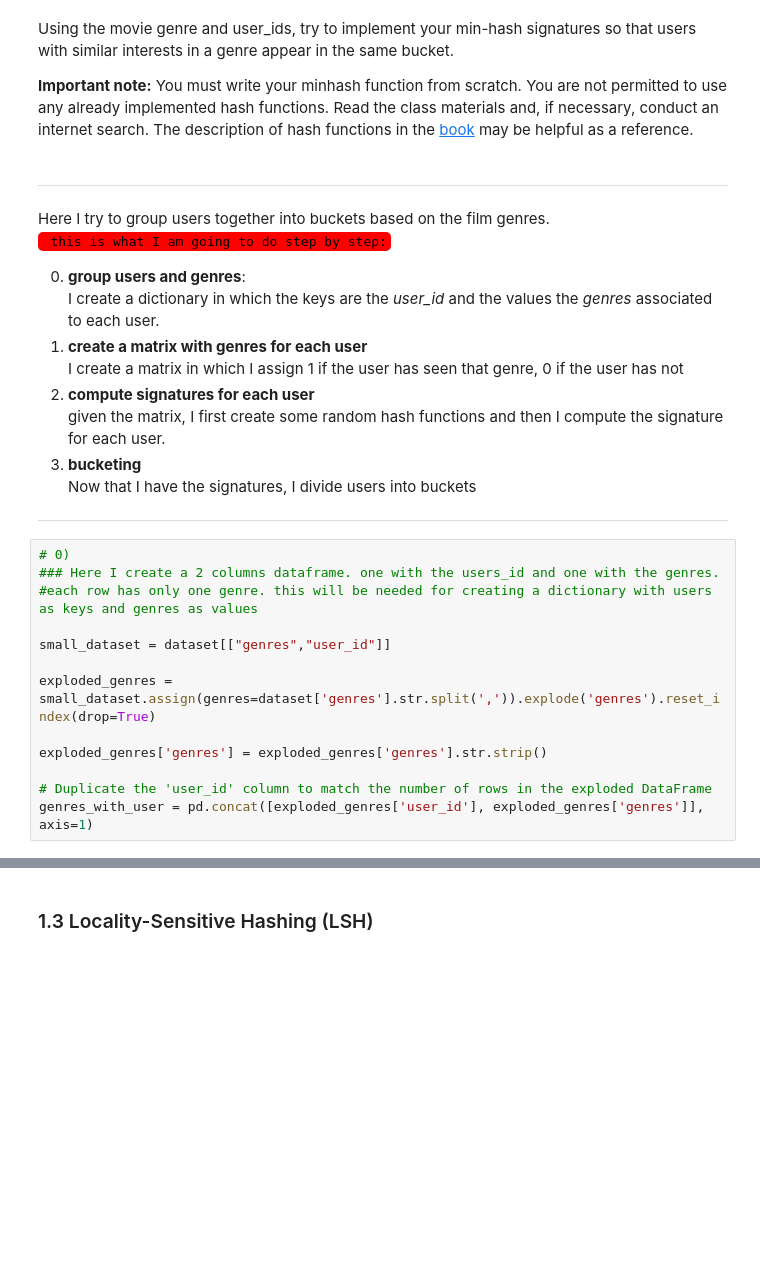
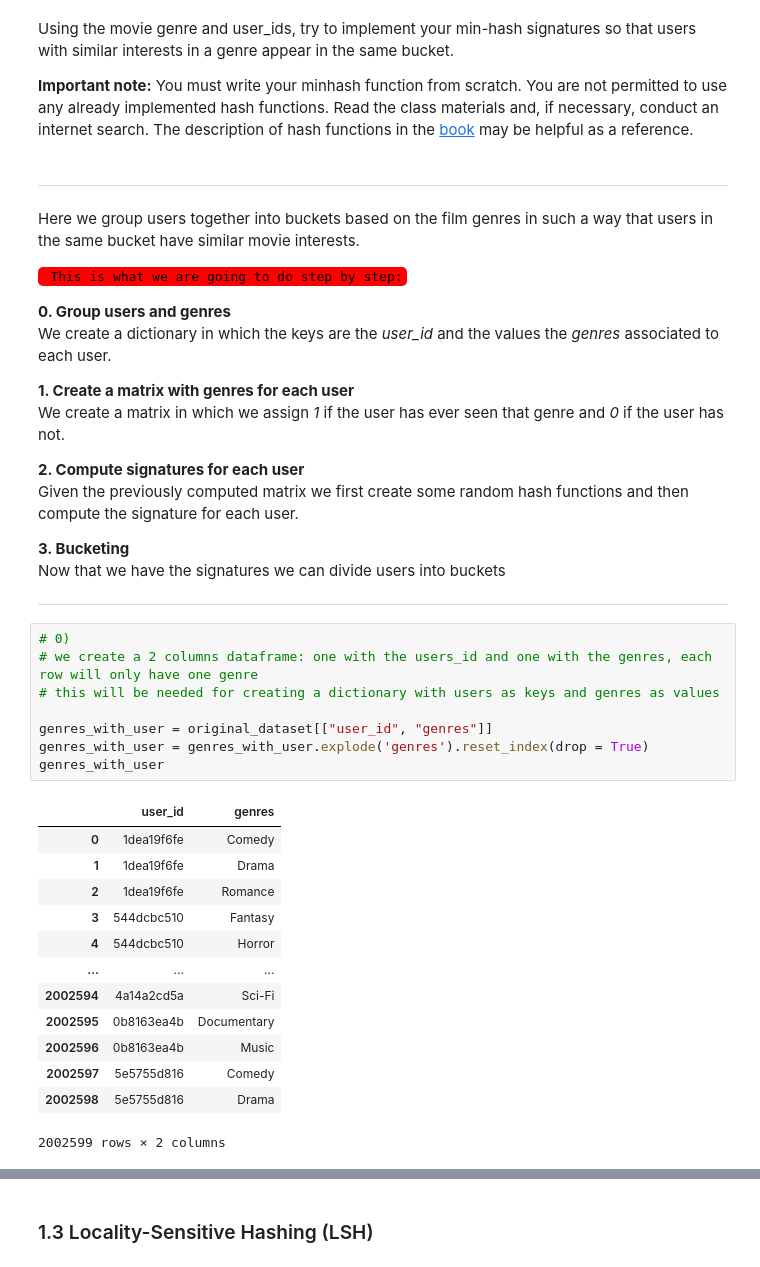
Before and after one commit to LorenzoPannacci/ADM-HW4, a Jupyter notebook: main.ipynb, the cells around one changed output, grey strips where cells are left out. Saved outputs shown, nothing was run; the diff lists cells and outputs as text; blank space fills up the shorter version.

```diff
--- a/main.ipynb
+++ b/main.ipynb
@@ -195,30 +365,43 @@ __Important note:__ You must write your minhash function from scratch.  You are
 # %% [markdown]
 ---
 
-Here I try to group users together into buckets based on the film genres. <br>
-<code style="background:red;color:black"> this is what I am going to do step by step:</code>
+Here we group users together into buckets based on the film genres in such a way that users in the same bucket have similar movie interests.
 
-0) **group users and genres**:<br>
-I create a dictionary in which the keys are the *user_id* and the values the *genres* associated to each user. <br>
-1) **create a matrix with genres for each user** <br>
-I create a matrix in which I assign 1 if the user has seen that genre, 0 if the user has not <br>
-2) **compute signatures for each user** <br>
-given the matrix, I first create some random hash functions and then I compute the signature for each user. <br>
-3) **bucketing**<br>
-Now that I have the signatures, I divide users into buckets
+<code style="background:red;color:black"> This is what we are going to do step by step:</code>
+
+**0. Group users and genres**<br>
+We create a dictionary in which the keys are the *user_id* and the values the *genres* associated to each user.<br>
+
+**1. Create a matrix with genres for each user** <br>
+We create a matrix in which we assign *1* if the user has ever seen that genre and *0* if the user has not.<br>
+
+**2. Compute signatures for each user** <br>
+Given the previously computed matrix we first create some random hash functions and then compute the signature for each user.<br>
+
+**3. Bucketing**<br>
+Now that we have the signatures we can divide users into buckets
 
 ---
 # %%
 # 0)
-### Here I create a 2 columns dataframe. one with the users_id and one with the genres.
-#each row has only one genre. this will be needed for creating a dictionary with users as keys and genres as values
+# we create a 2 columns dataframe: one with the users_id and one with the genres, each row will only have one genre
+# this will be needed for creating a dictionary with users as keys and genres as values
 
-small_dataset = dataset[["genres","user_id"]]
-
-exploded_genres = small_dataset.assign(genres=dataset['genres'].str.split(',')).explode('genres').reset_index(drop=True)
-
-exploded_genres['genres'] = exploded_genres['genres'].str.strip()
-
-# Duplicate the 'user_id' column to match the number of rows in the exploded DataFrame
-genres_with_user = pd.concat([exploded_genres['user_id'], exploded_genres['genres']], axis=1)
+genres_with_user = original_dataset[["user_id", "genres"]]
+genres_with_user = genres_with_user.explode('genres').reset_index(drop = True)
+genres_with_user
+# %% [output]
+|  | user_id | genres |
+| 0 | 1dea19f6fe | Comedy |
+| 1 | 1dea19f6fe | Drama |
+| 2 | 1dea19f6fe | Romance |
+| 3 | 544dcbc510 | Fantasy |
+| 4 | 544dcbc510 | Horror |
+| ... | ... | ... |
+| 2002594 | 4a14a2cd5a | Sci-Fi |
+| 2002595 | 0b8163ea4b | Documentary |
+| 2002596 | 0b8163ea4b | Music |
+| 2002597 | 5e5755d816 | Comedy |
+| 2002598 | 5e5755d816 | Drama |
+2002599 rows × 2 columns
 # %%
```
Also changed, not shown: parts of 53 cells of this notebook, 1 other file.
